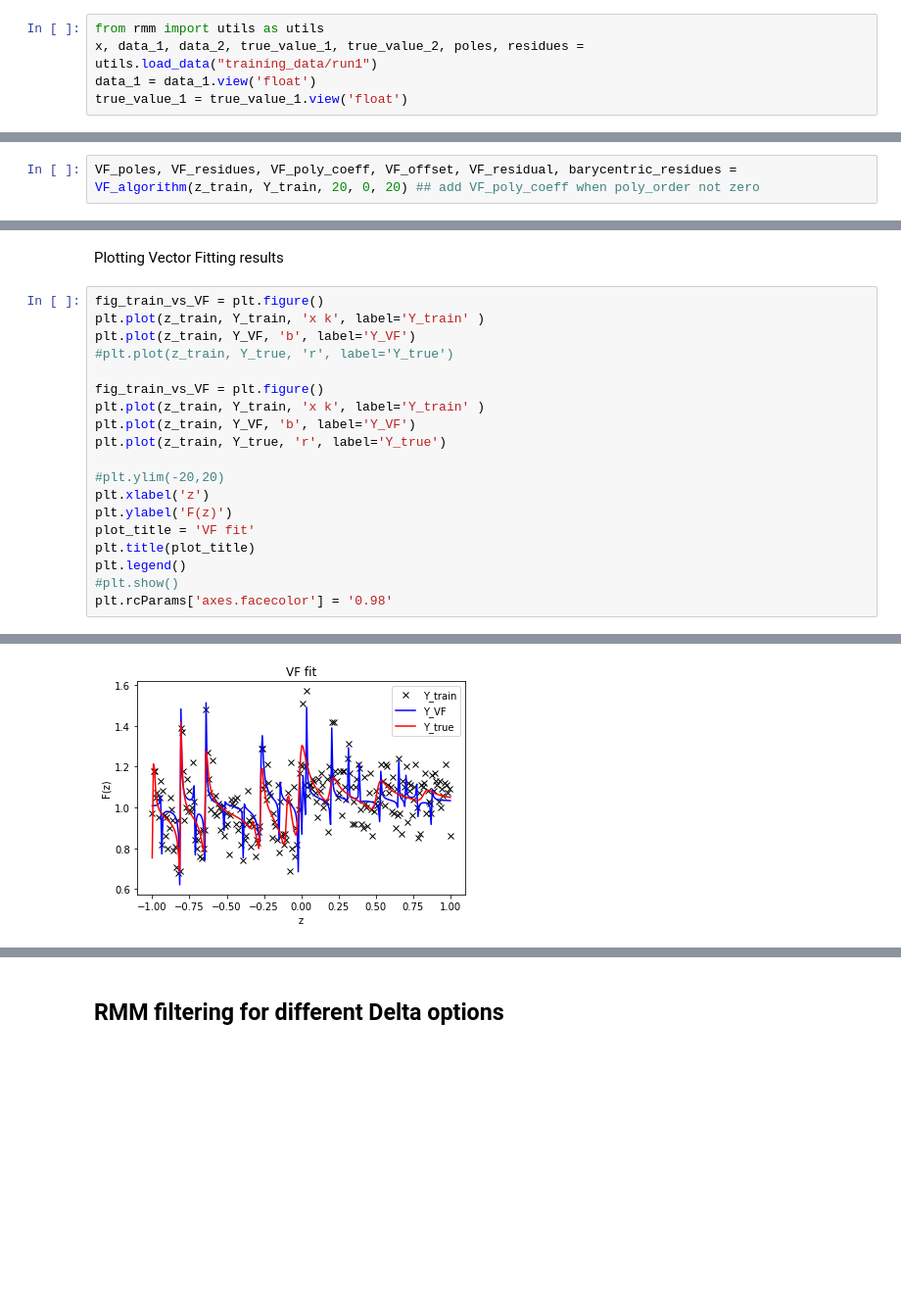
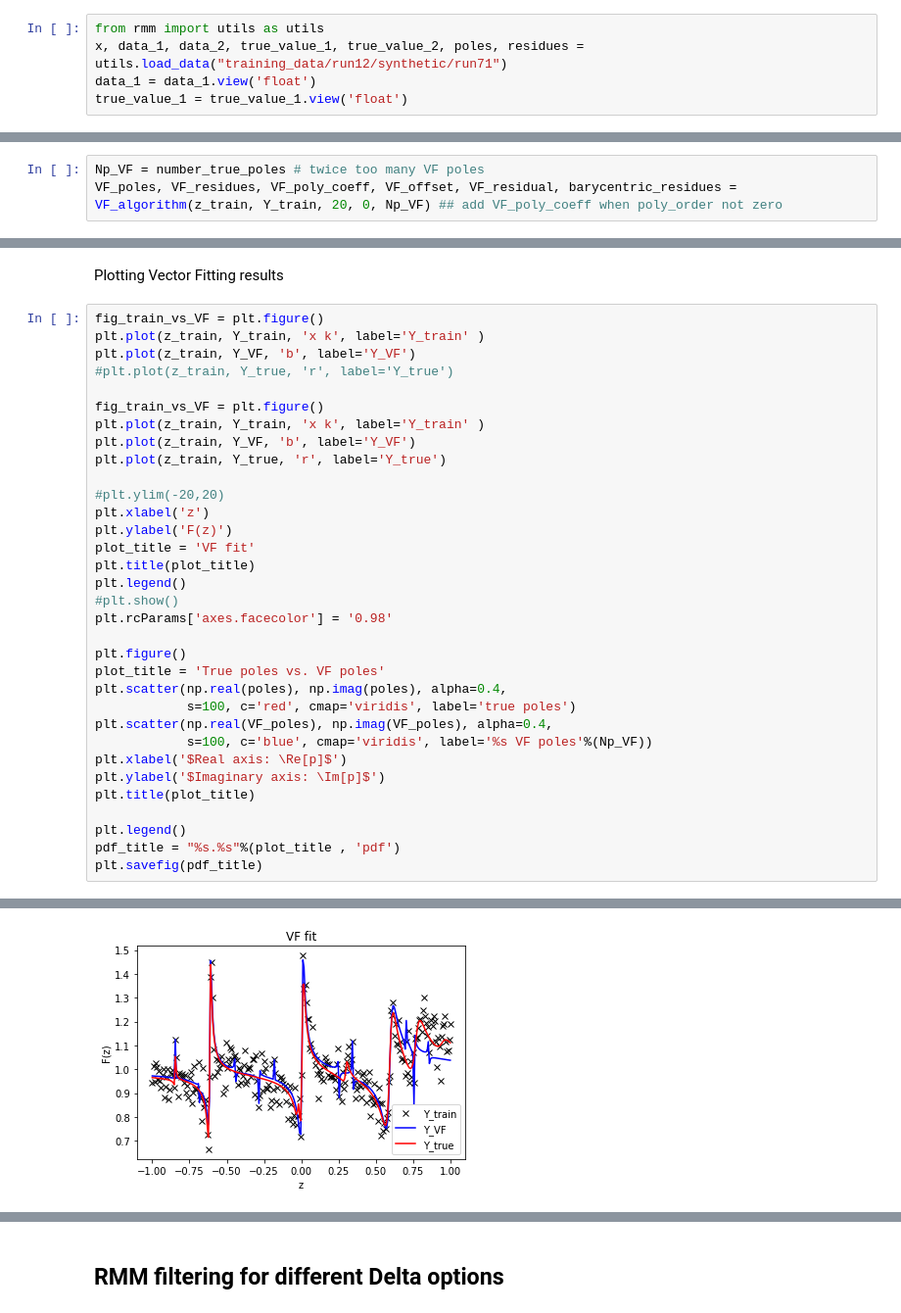
Before and after one commit to fflores97/Rational-Matrix-Machines, a Jupyter notebook: RMM_Vlad_data.ipynb, the cells around one changed output, grey strips where cells are left out. Shown at 98% size. Saved outputs shown, nothing was run; the diff lists cells and outputs as text; blank space fills up the shorter version.

```diff
--- a/RMM_Vlad_data.ipynb
+++ b/RMM_Vlad_data.ipynb
@@ -88,7 +102,7 @@ def poles_finding_rate(true_poles, fit_poles):
 Import training data
 # %%
 from rmm import utils as utils
-x, data_1, data_2, true_value_1, true_value_2, poles, residues = utils.load_data("training_data/run1")
+x, data_1, data_2, true_value_1, true_value_2, poles, residues = utils.load_data("training_data/run12/synthetic/run71")
 data_1 = data_1.view('float')
 true_value_1 = true_value_1.view('float')
 # %%
@@ -314,7 +335,8 @@ def VF_algorithm(z_train, Y_train, number_VF_iteration, poly_order = 0 , *argume
 # %% [markdown]
 VF algorithm results
 # %%
-VF_poles, VF_residues, VF_poly_coeff, VF_offset, VF_residual, barycentric_residues = VF_algorithm(z_train, Y_train, 20, 0, 20) ## add VF_poly_coeff when poly_order not zero
+Np_VF = number_true_poles # twice too many VF poles
+VF_poles, VF_residues, VF_poly_coeff, VF_offset, VF_residual, barycentric_residues = VF_algorithm(z_train, Y_train, 20, 0, Np_VF) ## add VF_poly_coeff when poly_order not zero
 # %% [output]
 The VF_algorithm was provided a number of poles to learn and is generating an initial guess
 The training points are only along the real axis, and the initial guesses are generated accordingly with a shift
@@ -347,4 +369,18 @@ plt.title(plot_title)
 plt.legend()
 #plt.show()
 plt.rcParams['axes.facecolor'] = '0.98'
+
+plt.figure()
+plot_title = 'True poles vs. VF poles'
+plt.scatter(np.real(poles), np.imag(poles), alpha=0.4,
+            s=100, c='red', cmap='viridis', label='true poles')
+plt.scatter(np.real(VF_poles), np.imag(VF_poles), alpha=0.4,
+            s=100, c='blue', cmap='viridis', label='%s VF poles'%(Np_VF))
+plt.xlabel('$Real axis: \Re[p]$')
+plt.ylabel('$Imaginary axis: \Im[p]$')
+plt.title(plot_title)
+
+plt.legend()
+pdf_title = "%s.%s"%(plot_title , 'pdf')
+plt.savefig(pdf_title)
 # %% [output]
@@ -352 +388 @@ plt.rcParams['axes.facecolor'] = '0.98'
-[figure, old version]
+[figure, new version]
```
Also changed, not shown: parts of 17 cells of this notebook, 8 other files.
